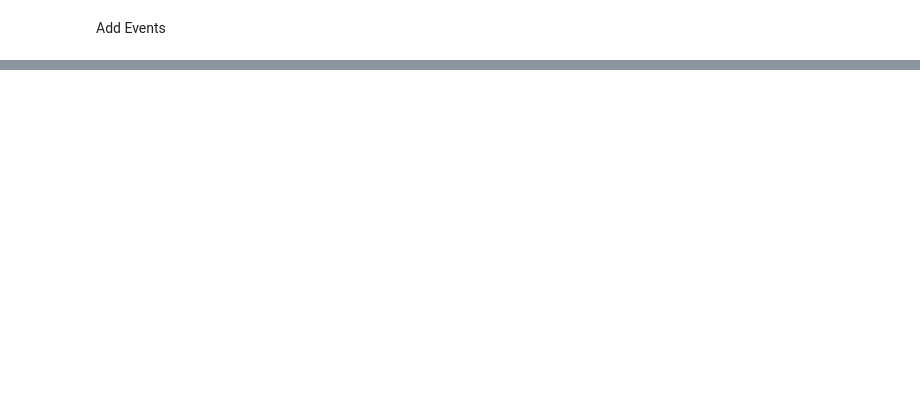
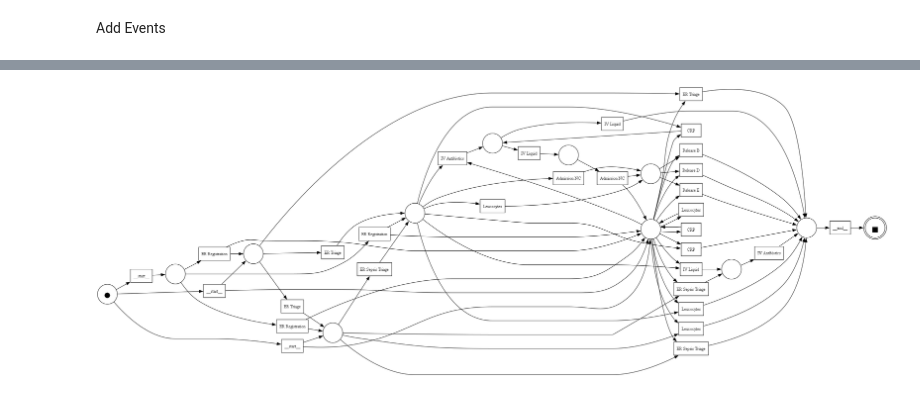
Before and after one commit to EMuellers/translucent_IMf_heuristics, a Jupyter notebook: new_eval/translucent_datasets/analysis.IPYNB, the cells around one changed output, grey strips where cells are left out. Cells and saved outputs as stored; diff of their text form; code cells hidden in the pictures; blank space fills up the shorter version.

Commit message:
visualization + eval scripts

```diff
--- a/new_eval/translucent_datasets/analysis.IPYNB
+++ b/new_eval/translucent_datasets/analysis.IPYNB
@@ -539,0 +581,5 @@ petrify   petrify                          0.590597                NaN
+# %%
+net, im, fm =pm4py.read_pnml(r"C:\eval_fall\new_eval\translucent_datasets\Sepsis\pnml\petrify\remove_events\petrify.pnml")
+pm4py.view_petri_net(net, im, fm)
+# %% [output]
+[figure, added]
```
Also changed, not shown: parts of 15 cells of this notebook, 19 other files.
